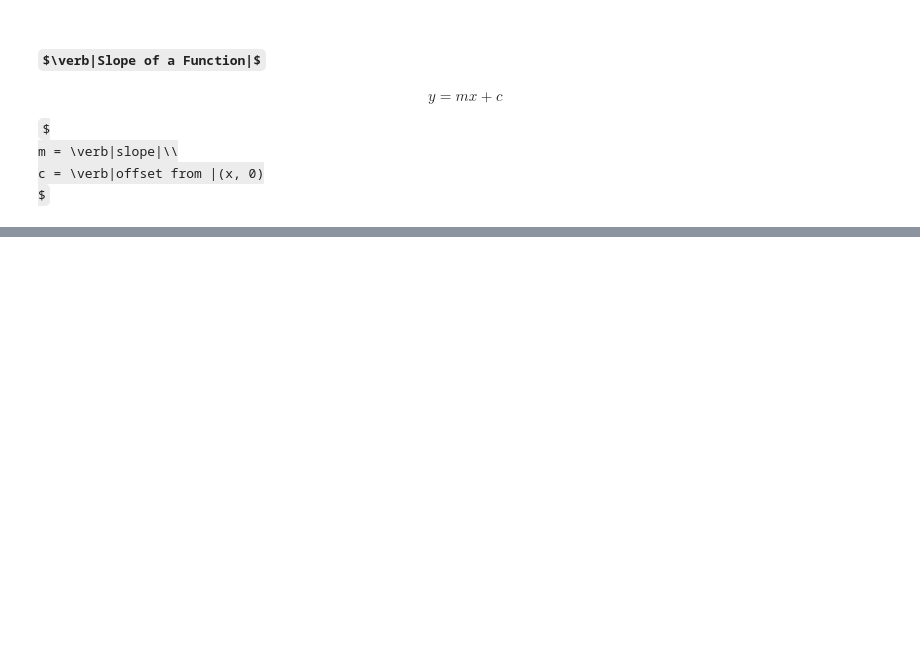
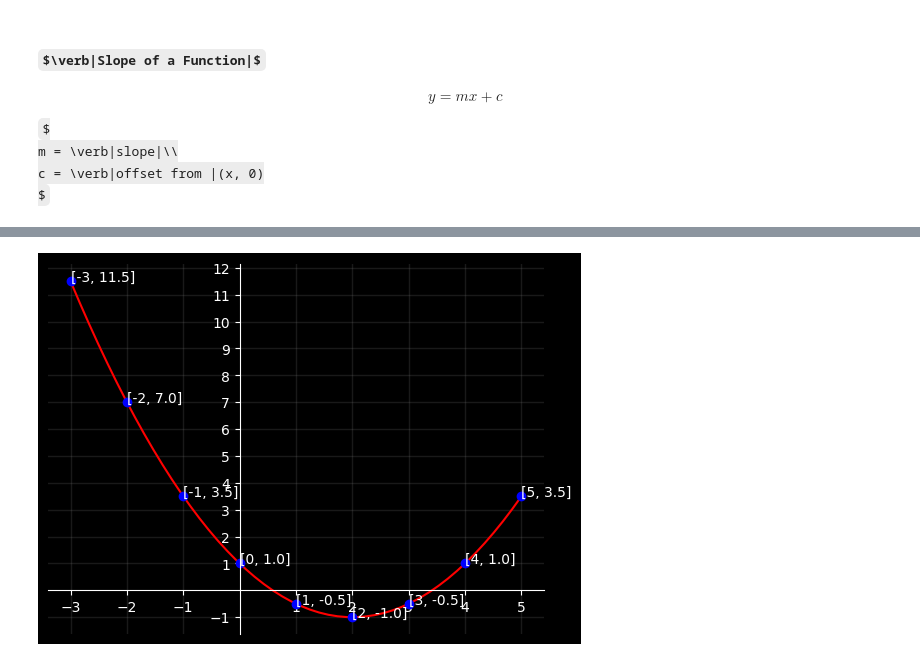
Before and after one commit to Catyousha/Personal-Math-Notebook, a Jupyter notebook: 01062024-function-rate-of-change.ipynb, the cells around one changed output, grey strips where cells are left out. Cells and saved outputs as stored; diff of their text form; code cells hidden in the pictures; some formulas as TeX source; blank space fills up the shorter version.

```diff
--- a/01062024-function-rate-of-change.ipynb
+++ b/01062024-function-rate-of-change.ipynb
@@ -51,0 +75,16 @@ plt.plot(x, yb, 'r', linewidth=2)
+# %%
+init_graph()
+x = np.linspace(-3, 5)
+
+def f(_x):
+    return 0.5 * _x**2 - 2*_x + 1
+
+# 1/2 x^2 - 2x + 1
+plt.plot(x, f(x), 'r',)
+
+for i in range(-3, 6):
+    y = f(i)
+    plt.plot(i, y, 'bo')
+    plt.annotate(f'[{i}, {y}]', (i, y))
+# %% [output]
+[figure, added]
```
Also changed, not shown: parts of 6 cells of this notebook.
